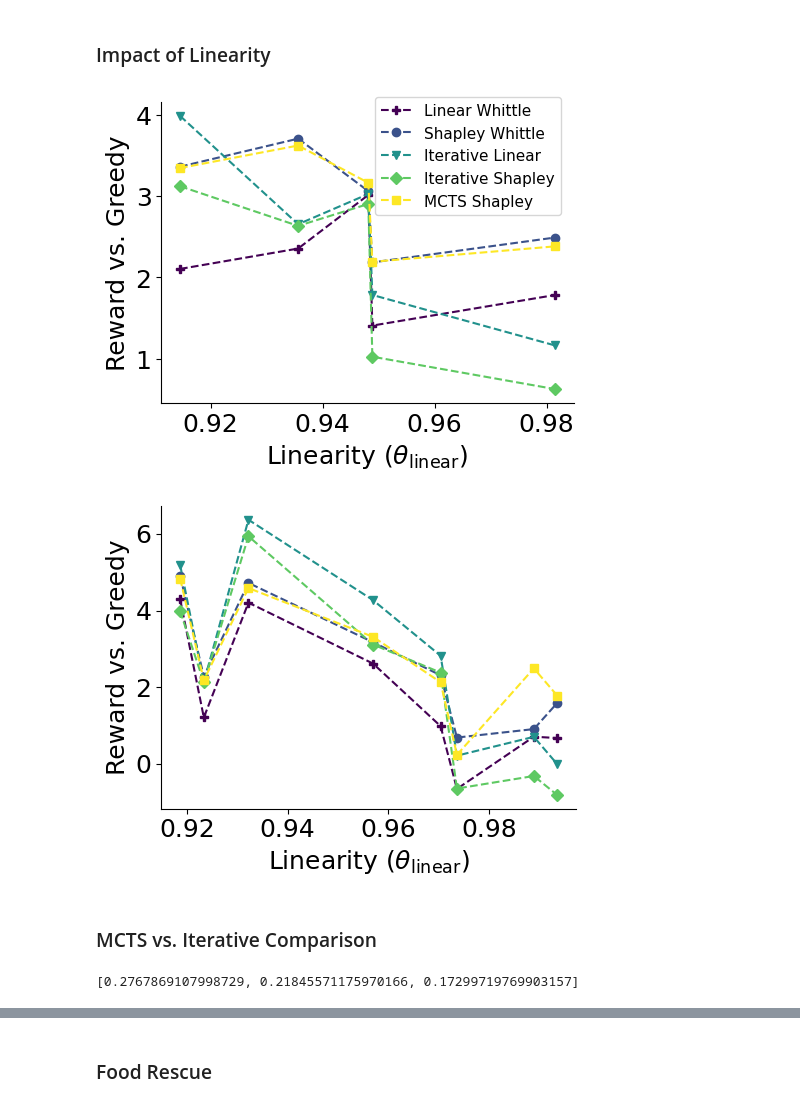
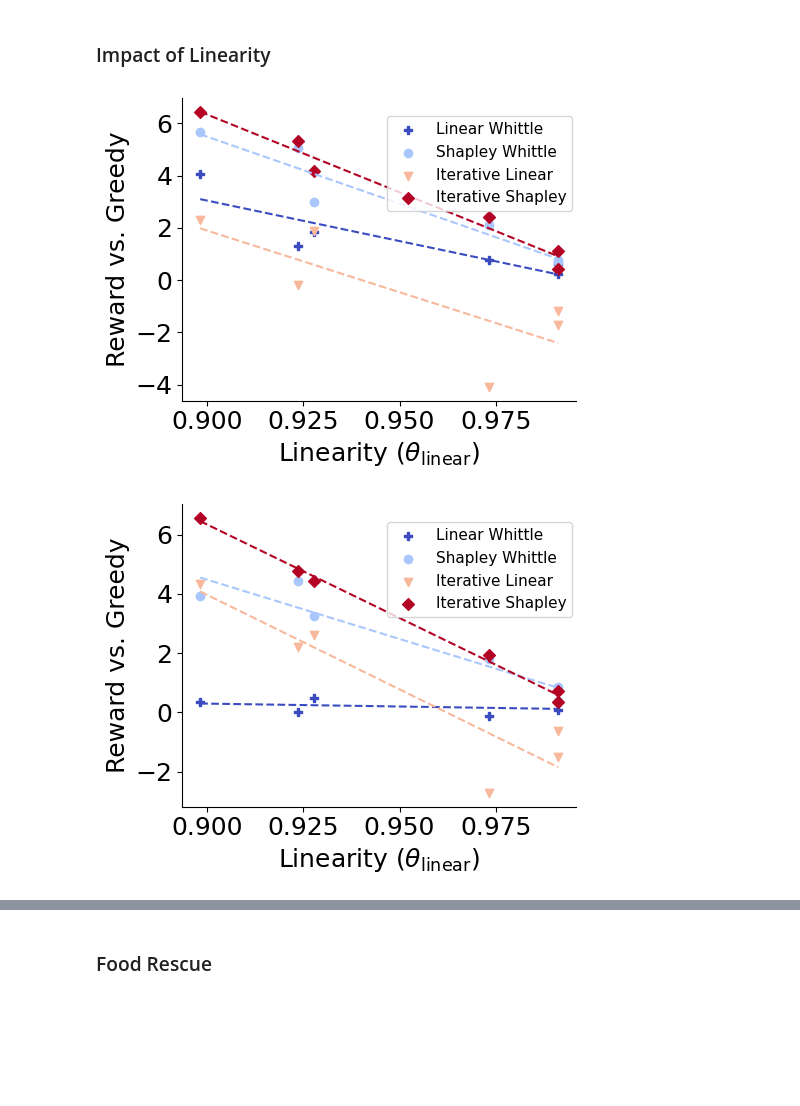
Before and after one commit to naveenr414/food-rescue-rmab, a Jupyter notebook: scripts/notebooks/Plotting.ipynb, the cells around one changed output, grey strips where cells are left out. Cells and saved outputs as stored; diff of their text form; code cells hidden in the pictures; blank space fills up the shorter version.

```diff
--- a/scripts/notebooks/Plotting.ipynb
+++ b/scripts/notebooks/Plotting.ipynb
@@ -385,5 +133,0 @@ Text(40.347222222222214, 0.5, 'Avg. Discounted Reward')
-# %%
-dataset = "reward_variation/prob_reward"
-params = {'volunteers_per_arm': 1, 'lamb': 0.5, 'budget': n//2, 'n_arms': n, 'reward_type': 'probability'}
-params['arm_set_high'] = 1.0
-params['arm_set_low'] = 0.0
@@ -588,10 +134,10 @@ plt.savefig("../../results/figures/max_subset.pdf",dpi=300, bbox_inches='tight')
 # %% [markdown]
 ### Impact of Linearity
 # %%
-method_names = ['linear_whittle','shapley_whittle_custom','iterative_whittle','shapley_iterative_whittle','mcts_shapley']
-nice_names = ["Linear Whittle","Shapley Whittle","Iterative Linear","Iterative Shapley","MCTS Shapley"]
+method_names = ['linear_whittle','shapley_whittle_custom','iterative_whittle','shapley_iterative_whittle']#,'mcts_shapley']
+nice_names = ["Linear Whittle","Shapley Whittle","Iterative Linear","Iterative Shapley"]#,"MCTS Shapley"]
 
-arm_sizes = [1,2,3,4,5,6,7,8]
+arm_sizes = [2,4,6,8,10,12,14,16]
 
 plt.figure(figsize=(5,4))
 
@@ -603,7 +149,7 @@ for i in method_names:
     std_by_method[i] = []
 
 for arm in arm_sizes:
-    params = {'volunteers_per_arm': 1, 'lamb': 0.5, 'budget': 5,'n_arms': 10, 'arm_set_low': arm, 'universe_size': 10}
+    params = {'volunteers_per_arm': 1, 'lamb': 0.5, 'budget': 5,'n_arms': 10, 'arm_set_low': arm,'arm_set_high': arm+2,'universe_size': 20, 'prob_distro': 'uniform', 'time_limit': 100, 'reward_type': 'set_cover'}
     dataset = "reward_variation/subset_reward"
     results = get_results_matching_parameters(dataset,"",params)
     results = aggregate_normalize_data(results,baseline="greedy")
@@ -619,7 +165,14 @@ for i,m in enumerate(method_names):
     zipped_values = [i for i in zipped_values if i[0] < 1.0]
     zipped_values = sorted(zipped_values,key=lambda k: k[0])
     x,y = list(zip(*zipped_values))
-    plt.plot(x,y,'{}--'.format(shapes_by_method[m]),color=colors_by_method[m],label=nice_names[i])
+    # plt.plot(x,y,'{}--'.format(shapes_by_method[m]),color=colors_by_method[m],label=nice_names[i])
+    plt.scatter(x,y,marker=shapes_by_method[m],color=colors_by_method[m],label=nice_names[i])
+
+    coefficients = np.polyfit(x, y, 1)
+    slope = coefficients[0]
+    intercept = coefficients[1]
+    plt.plot(x, slope * np.array(x) + intercept,'--', color=colors_by_method[m])
+
 
 # plt.xlim([0.74,1.0])
 plt.xlabel("Linearity ($\\theta_{\\mathrm{linear}}$)")
@@ -628,53 +181,53 @@ plt.legend(fontsize=11,bbox_to_anchor=(0.5,0.6))
 plt.tight_layout()
 plt.savefig("../../results/figures/linearity_budget_2.pdf",dpi=300, bbox_inches='tight')
 # %% [output]
-[figure, old version]
+[figure, new version]
 # %%
-method_names = ['linear_whittle','shapley_whittle_custom','iterative_whittle','shapley_iterative_whittle','mcts_shapley']
-nice_names = ["Linear Whittle","Shapley Whittle","Iterative Linear","Iterative Shapley","MCTS Shapley"]
+method_names = ['linear_whittle','shapley_whittle_custom','iterative_whittle','shapley_iterative_whittle']#,'mcts_shapley']
+nice_names = ["Linear Whittle","Shapley Whittle","Iterative Linear","Iterative Shapley"]#,"MCTS Shapley"]
 
-arm_sizes = [1,2,3,4,5,6,7,8]
-arm_sizes = [i*2 for i in arm_sizes]
+arm_sizes = [2,4,6,8,10,12,14,16]
 
 plt.figure(figsize=(5,4))
 
 x_axis = []
 plots_by_method = {}
 std_by_method = {}
 for i in method_names:
     plots_by_method[i] = []
     std_by_method[i] = []
 
 for arm in arm_sizes:
-    params = {'volunteers_per_arm': 1, 'lamb': 0.5, 'budget': 5,'n_arms': 10, 'arm_set_low': arm, 'universe_size': 20}
+    params = {'volunteers_per_arm': 1, 'lamb': 0.5, 'budget': 5,'n_arms': 10, 'arm_set_low': arm,'arm_set_high': arm+2,'universe_size': 20, 'prob_distro': 'high_prob', 'time_limit': 100, 'reward_type': 'set_cover'}
     dataset = "reward_variation/subset_reward"
     results = get_results_matching_parameters(dataset,"",params)
     results = aggregate_normalize_data(results,baseline="greedy")
 
     x_axis.append(results['ratio'][0])
     for method_name in method_names:
         plots_by_method[method_name].append(results['{}_reward'.format(method_name)][0])
         std_by_method[method_name].append(results['{}_reward'.format(method_name)][1])
 
 for i,m in enumerate(method_names):
     # plt.fill_between(x_axis, np.array(plots_by_method[m]) - np.array(std_by_method[m]), np.array(plots_by_method[m]) + np.array(std_by_method[m]), alpha=0.2,  color=color_palette[i])
     zipped_values = zip(x_axis,plots_by_method[m])
     zipped_values = [i for i in zipped_values if i[0] < 1.0]
     zipped_values = sorted(zipped_values,key=lambda k: k[0])
     x,y = list(zip(*zipped_values))
-    plt.plot(x,y,'{}--'.format(shapes_by_method[m]),color=colors_by_method[m],label=nice_names[i])
+    # plt.plot(x,y,'{}--'.format(shapes_by_method[m]),color=colors_by_method[m],label=nice_names[i])
+    plt.scatter(x,y,marker=shapes_by_method[m],color=colors_by_method[m],label=nice_names[i])
+
+    coefficients = np.polyfit(x, y, 1)
+    slope = coefficients[0]
+    intercept = coefficients[1]
+    plt.plot(x, slope * np.array(x) + intercept,'--', color=colors_by_method[m])
+
 
 # plt.xlim([0.74,1.0])
 plt.xlabel("Linearity ($\\theta_{\\mathrm{linear}}$)")
 plt.ylabel("Reward vs. Greedy")
-# plt.legend(fontsize=11,bbox_to_anchor=(0.5,0.6))
+plt.legend(fontsize=11,bbox_to_anchor=(0.5,0.6))
 plt.tight_layout()
-plt.savefig("../../results/figures/linearity_budget_5.pdf",dpi=300, bbox_inches='tight')
+plt.savefig("../../results/figures/linearity_budget_2.pdf",dpi=300, bbox_inches='tight')
 # %% [output]
-[figure, old version]
+[figure, new version]
-# %% [markdown]
-### MCTS vs. Iterative Comparison
-# %%
-[np.mean(i) for i in probability_data]
-# %% [output]
-[0.2767869107998729, 0.21845571175970166, 0.17299719769903157]
```
Also changed, not shown: parts of 44 cells of this notebook, 33 other files.
